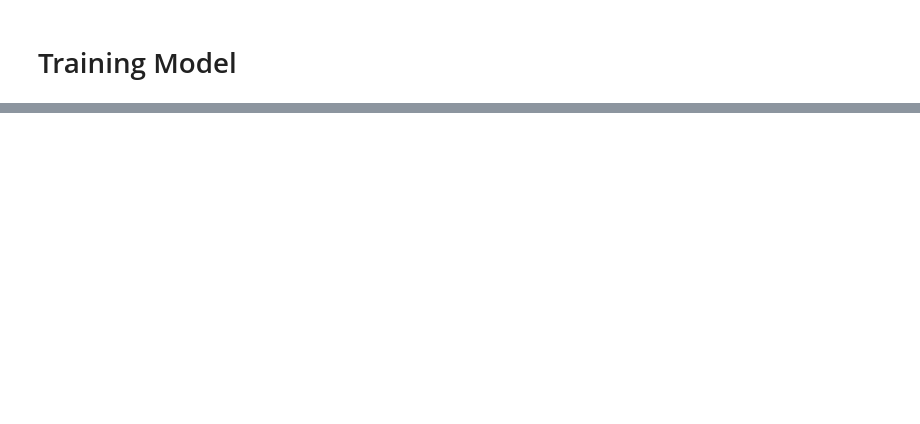
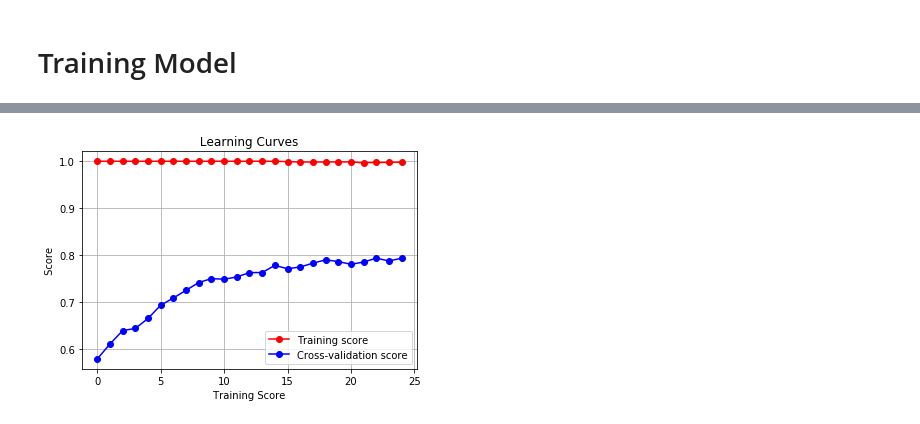
Before and after one commit to mozilla/PRESC, a Jupyter notebook: dev/shiza16/Vehicle_Classifier.ipynb, the cells around one changed output, grey strips where cells are left out. Saved outputs shown, nothing was run; the diff lists cells and outputs as text; code cells hidden in the pictures; blank space fills up the shorter version.

```diff
--- a/dev/shiza16/Vehicle_Classifier.ipynb
+++ b/dev/shiza16/Vehicle_Classifier.ipynb
@@ -144,0 +182,8 @@ print(classification_report(y_test, y_predict))
+# %%
+#Support Vector Machine
+
+from sklearn.svm import SVC
+estimator = SVC(C=1000, cache_size=200, degree=3, gamma=0.0001, kernel='rbf')
+Mvehicle.draw_learning_curves(X2, y2, estimator, 25)
+# %% [output]
+[figure, added]
```
Also changed, not shown: parts of 47 cells of this notebook, 1 other file.
